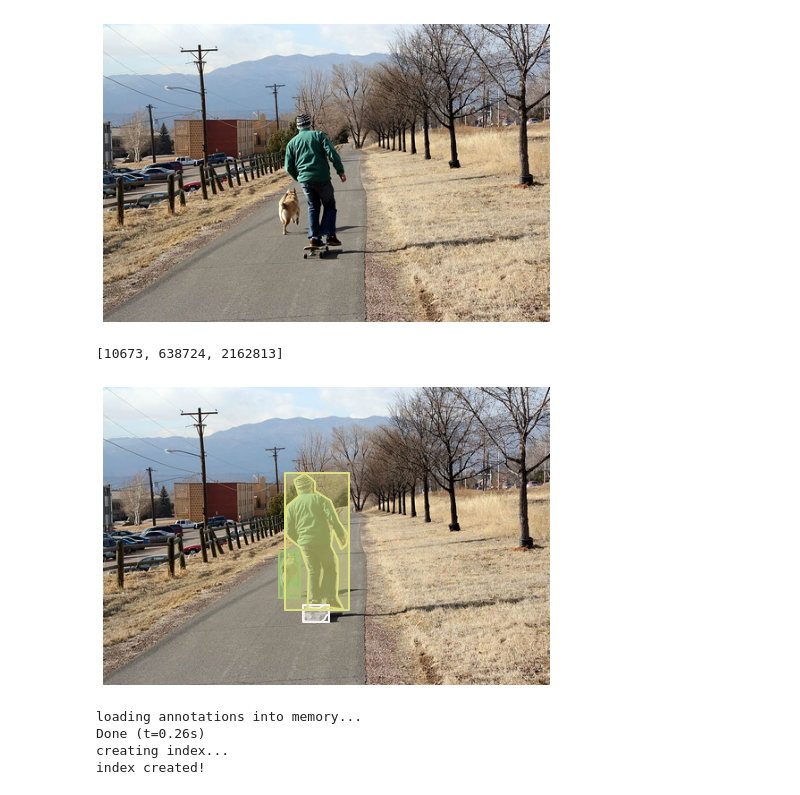
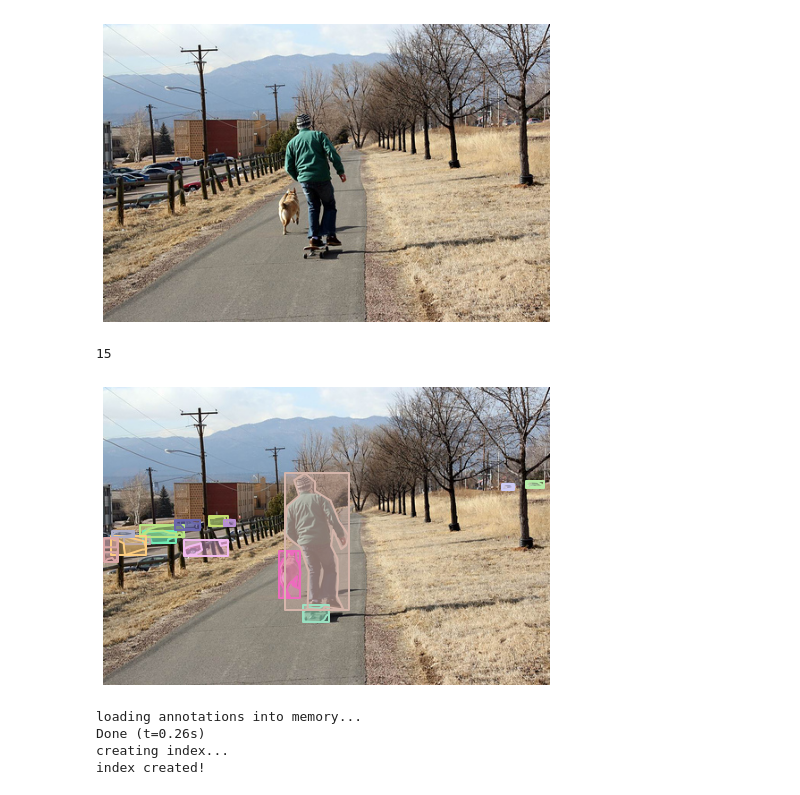
Before and after one commit to adam-zakaria/yolo-training, a Jupyter notebook: coco/pycocoDemoAltered.ipynb, the cells around one changed output. Saved outputs shown, nothing was run; the diff lists cells and outputs as text; code cells hidden in the pictures.

```diff
--- a/misc/pycocoDemo.ipynb
+++ b/coco/pycocoDemoAltered.ipynb
@@ -53,13 +53,19 @@ plt.show()
 # %%
 # load and display instance annotations
 plt.imshow(I); plt.axis('off')
-annIds = coco.getAnnIds(imgIds=img['id'], catIds=catIds, iscrowd=None)
+#annIds = coco.getAnnIds(imgIds=img['id'], catIds=catIds, iscrowd=None)
+annIds = coco.getAnnIds(imgIds=img['id'], iscrowd=None)
 anns = coco.loadAnns(annIds)
 #print(annIds)
+#print(anns)
+s = [a for a in anns if 'segmentation' in a]
+print(len(s))
+#print(anns)
+#print(annIds)
 coco.showAnns(anns, draw_bbox=True)
 # %% [output]
-[10673, 638724, 2162813]
+15
-[figure, old version]
+[figure, new version]
 # %%
 # initialize COCO api for person keypoints annotations
 annFile = '{}/annotations/person_keypoints_{}.json'.format(dataDir,dataType)
```
Also changed, not shown: parts of 2 cells of this notebook, 10 other files.
